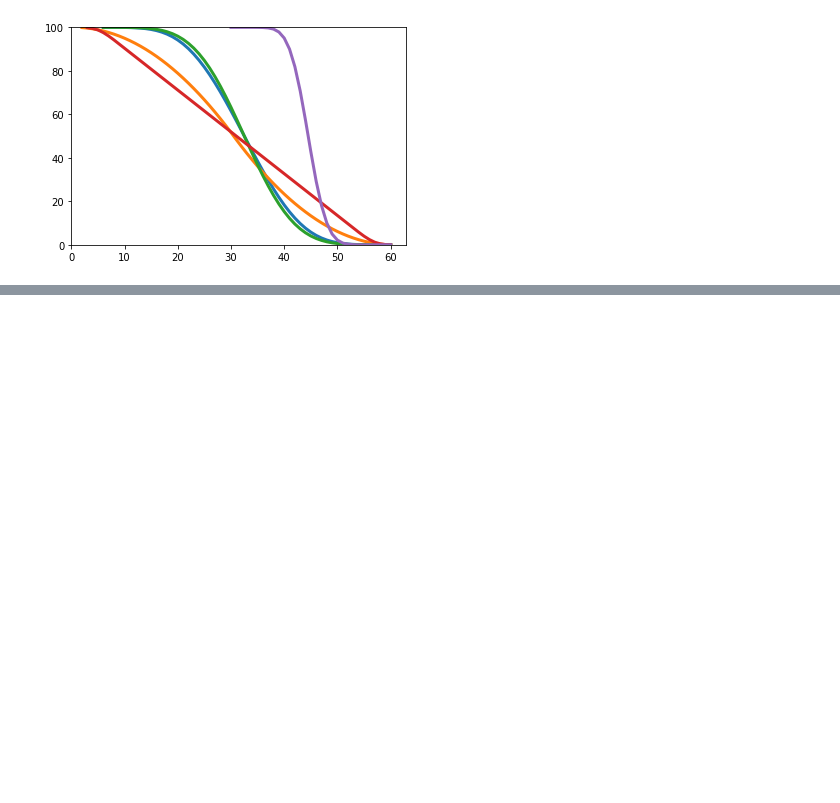
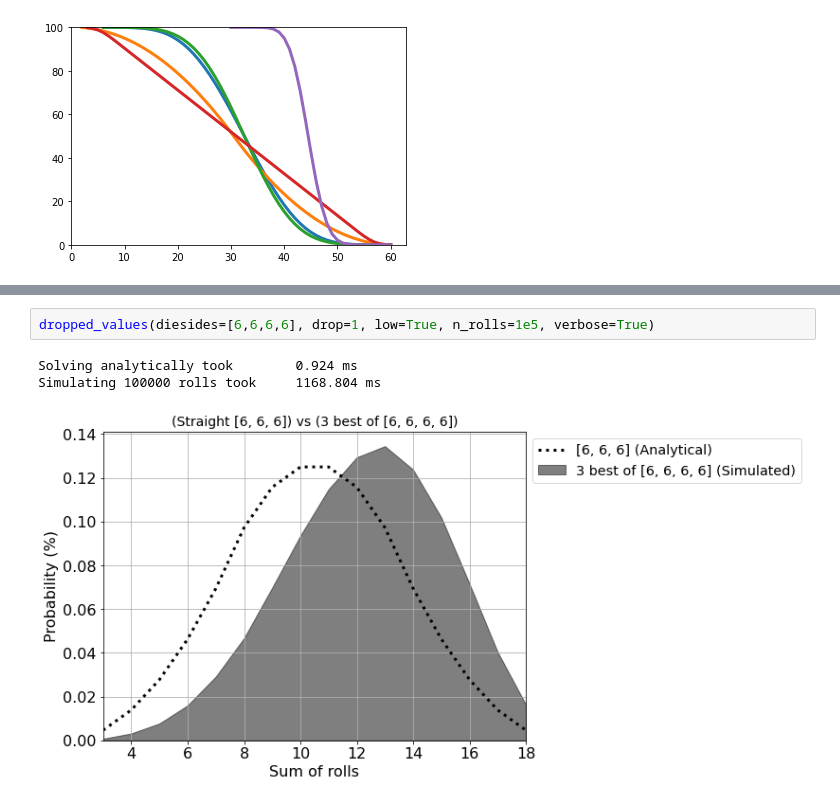
Before and after one commit to v-zsolnay/SummingDice, a Jupyter notebook: SummingDice.ipynb, the cells around one changed output, grey strips where cells are left out. Cells and saved outputs as stored; diff of their text form; blank space fills up the shorter version.

```diff
--- a/SummingDice.ipynb
+++ b/SummingDice.ipynb
@@ -205,0 +265,6 @@ Simulating 100000 rolls took     1267.565 ms
+# %%
+dropped_values(diesides=[6,6,6,6], drop=1, low=True, n_rolls=1e5, verbose=True)
+# %% [output]
+Solving analytically took        0.924 ms
+Simulating 100000 rolls took     1168.804 ms
+[figure, added]
```
Also changed, not shown: parts of 10 cells of this notebook.
